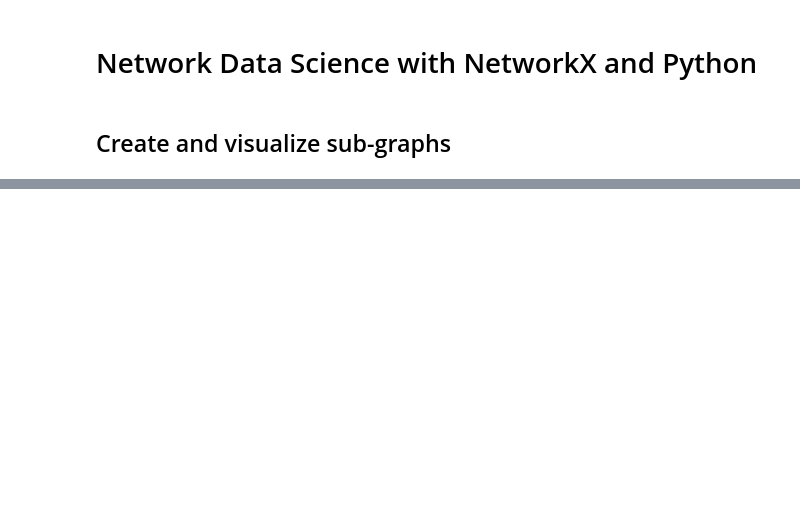
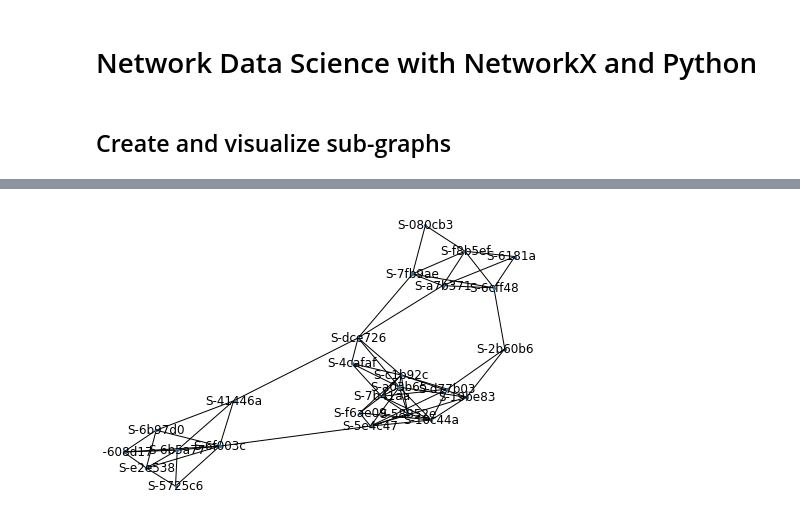
Before and after one commit to danlessa/Coursera-NetworkX, a Jupyter notebook: task7.ipynb, the cells around one changed output, grey strips where cells are left out. Saved outputs shown, nothing was run; the diff lists cells and outputs as text; code cells hidden in the pictures; blank space fills up the shorter version.

```diff
--- a/task7.ipynb
+++ b/task7.ipynb
@@ -15,0 +55,8 @@ nx.draw(graph,
+# %%
+from collections import defaultdict
+
+nodes_school_id = nx.get_node_attributes(graph,
+                                         'School (ID)')
+school_nodes = defaultdict(list)
+for node, school_id in nodes_school_id.items():
+    school_nodes[school_id].append(node)
@@ -15,0 +71,5 @@ nx.draw(graph,
+# %%
+subgraphs = {}
+for school_id, nodes in school_nodes.items():
+    subgraph = graph.subgraph(nodes)
+    subgraphs[school_id] = subgraph
@@ -15,0 +80,6 @@ nx.draw(graph,
+# %%
+nx.draw(subgraphs[3],
+        node_size=5,
+        with_labels=True)
+# %% [output]
+[figure, added]
```
Also changed, not shown: parts of 11 cells of this notebook, 2 other files.
